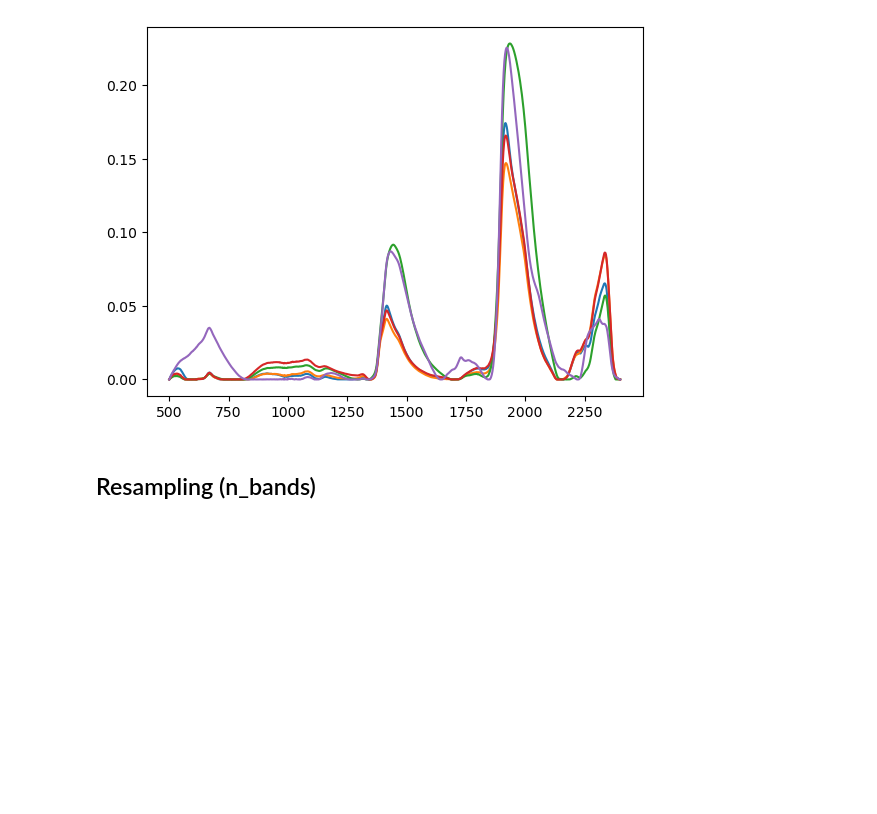
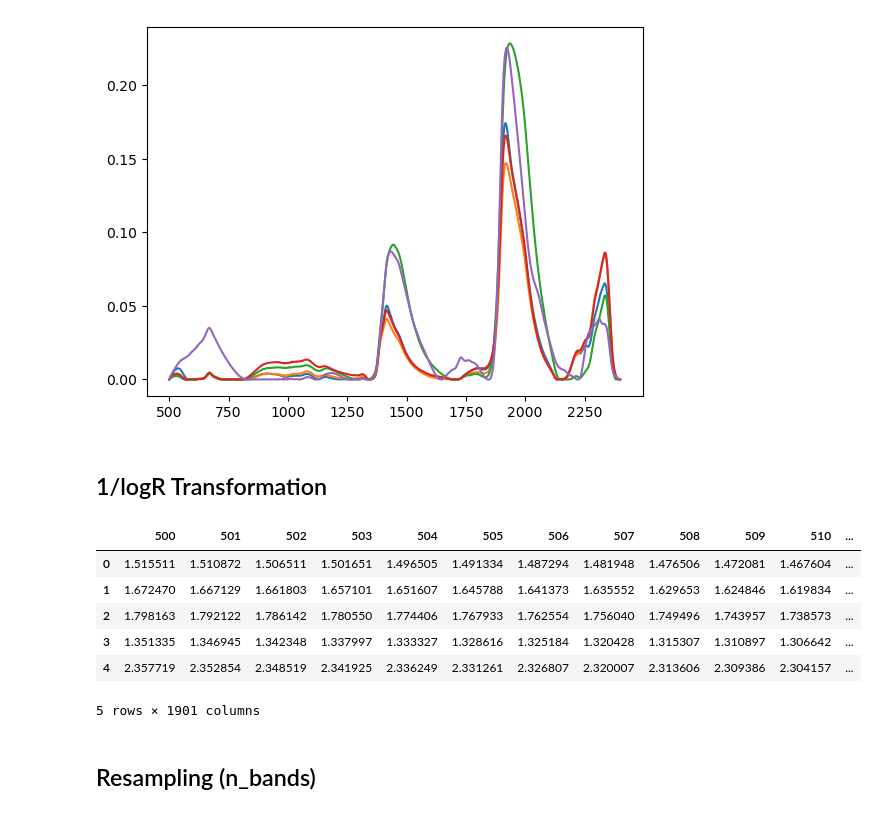
Before and after one commit to SwetaSingh87/SharedPython, a Jupyter notebook: UAE/UAE_cleaned_lab.ipynb, the cells around one changed output. Cells and saved outputs as stored; diff of their text form; code cells hidden in the pictures; blank space fills up the shorter version.

```diff
--- a/UAE/UAE_cleaned_lab.ipynb
+++ b/UAE/UAE_cleaned_lab.ipynb
@@ -191,6 +191,19 @@ for i in range (0,5,1):
     cr_spec.iloc[i,:].plot()
 # %% [output]
 [figure]
+# %% [markdown]
+## 1/logR Transformation
+# %%
+log_spec = ((1/spec2[51]).apply(np.log)).copy()
+log_spec.head(5)
+# %% [output]
+|  | 500 | 501 | 502 | 503 | 504 | 505 | 506 | 507 | 508 | 509 | 510 | ... |
+| 0 | 1.515511 | 1.510872 | 1.506511 | 1.501651 | 1.496505 | 1.491334 | 1.487294 | 1.481948 | 1.476506 | 1.472081 | 1.467604 | ... |
+| 1 | 1.672470 | 1.667129 | 1.661803 | 1.657101 | 1.651607 | 1.645788 | 1.641373 | 1.635552 | 1.629653 | 1.624846 | 1.619834 | ... |
+| 2 | 1.798163 | 1.792122 | 1.786142 | 1.780550 | 1.774406 | 1.767933 | 1.762554 | 1.756040 | 1.749496 | 1.743957 | 1.738573 | ... |
+| 3 | 1.351335 | 1.346945 | 1.342348 | 1.337997 | 1.333327 | 1.328616 | 1.325184 | 1.320428 | 1.315307 | 1.310897 | 1.306642 | ... |
+| 4 | 2.357719 | 2.352854 | 2.348519 | 2.341925 | 2.336249 | 2.331261 | 2.326807 | 2.320007 | 2.313606 | 2.309386 | 2.304157 | ... |
+5 rows × 1901 columns
 # %% [markdown]
 ## Resampling (n_bands)
 # %% [markdown]
```
Also changed, not shown: parts of 26 cells of this notebook, 9 other files.
